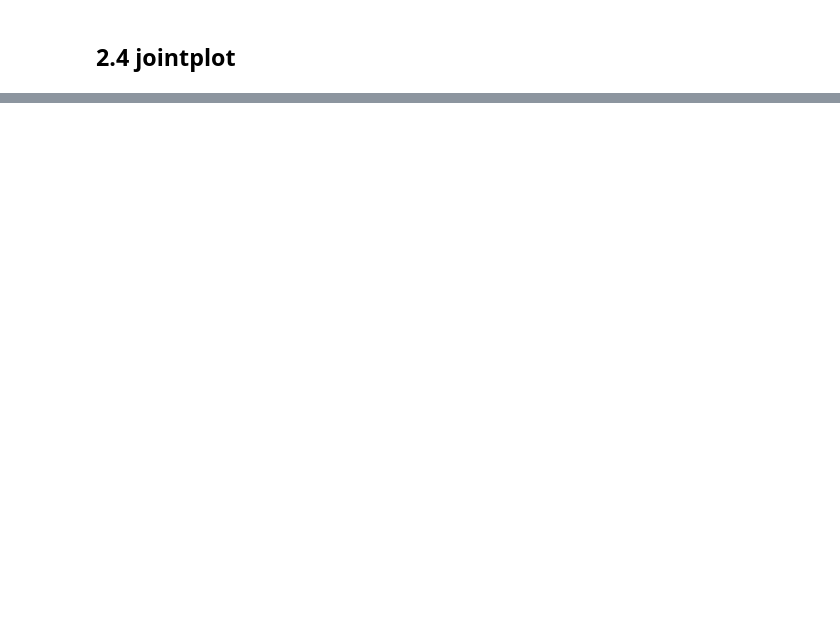
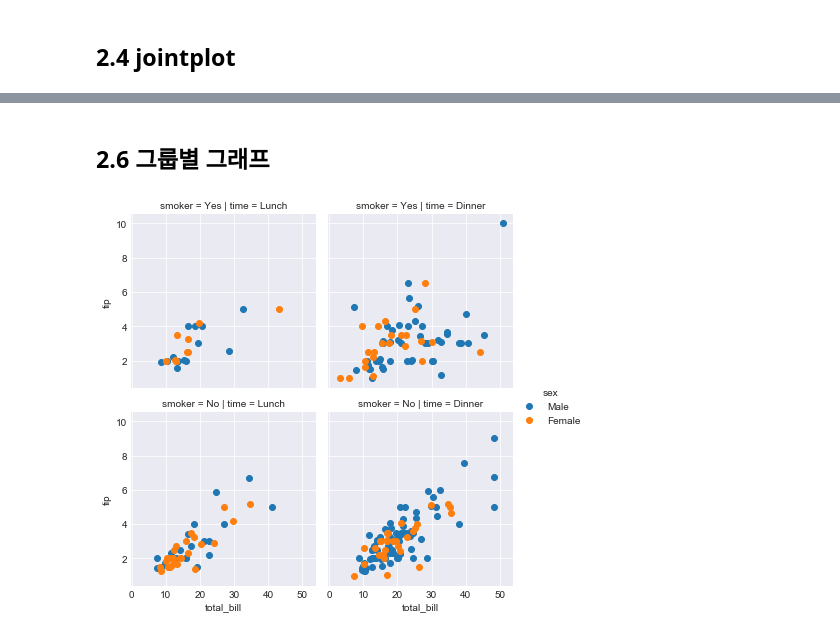
Before and after one commit to reay1212/Python-Base, a Jupyter notebook: Data Visualization.ipynb, the cells around one changed output, grey strips where cells are left out. Saved outputs shown, nothing was run; the diff lists cells and outputs as text; code cells hidden in the pictures; blank space fills up the shorter version.

```diff
--- a/Data Visualization.ipynb
+++ b/Data Visualization.ipynb
@@ -183,3 +141,7 @@ anscombe_plot = sns.lmplot(x='x', y='y', data=anscombe, fit_reg = False,
+# %% [markdown]
+## 2.6 그룹별 그래프
 # %%
-facet = sns.FacetGrid(tips, col='time')
-facet.map(sns.distplot, 'total_bill', rug=True)
+facet = sns.FacetGrid(tips, col='time', row='smoker', hue='sex')
+facet.map(plt.scatter, 'total_bill', 'tip').add_legend();
+# %% [output]
+[figure, added]
```
Also changed, not shown: parts of 33 cells of this notebook.
